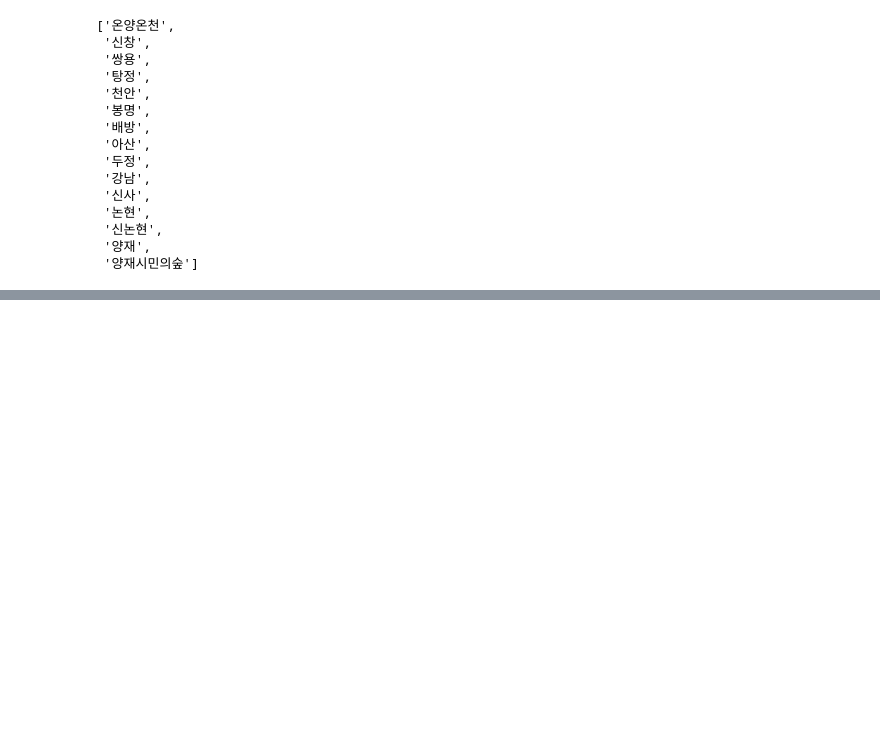
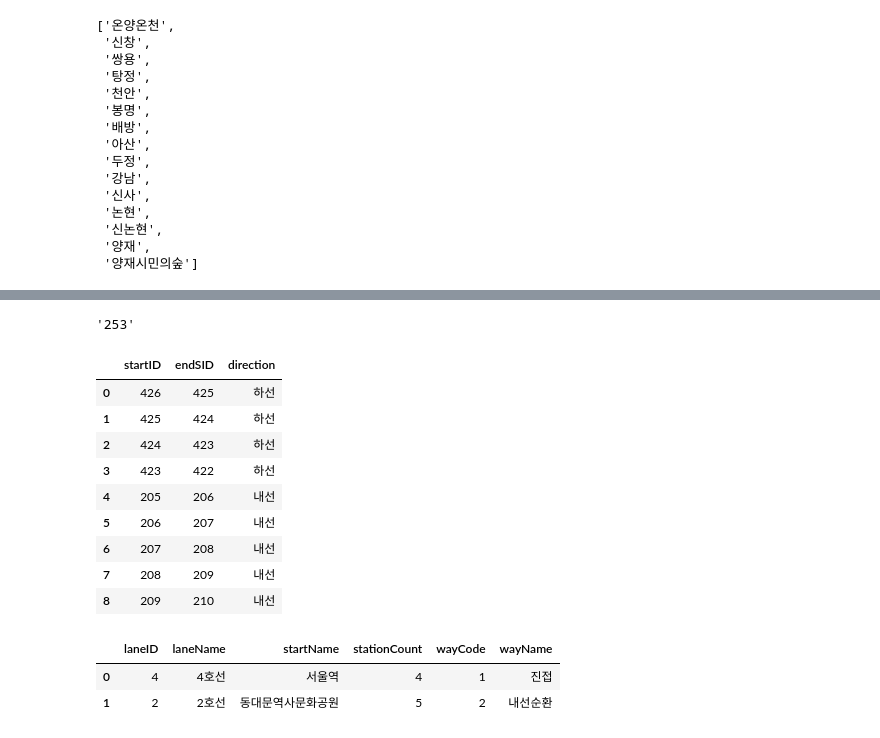
Before and after one commit to PARKYUNSU/Udemy-congestion, a Jupyter notebook: test.ipynb, the cells around one changed output, grey strips where cells are left out. Saved outputs shown, nothing was run; the diff lists cells and outputs as text; code cells hidden in the pictures; blank space fills up the shorter version.

```diff
--- a/test.ipynb
+++ b/test.ipynb
@@ -478,0 +543,6 @@ mapping
+# %%
+import pickle
+mapping_path = '/Users/yerin/AIB/udemy/preprocessing/mapping.pickle'
+
+with open(mapping_path, 'rb') as f:
+    mapping = pickle.load(f)
@@ -478,0 +571,6 @@ mapping
+# %%
+import pickle
+mapping_path = '/Users/yerin/AIB/udemy/preprocessing/mapping_final.pickle'
+
+with open(mapping_path, 'rb') as f:
+    mapping = pickle.load(f)
@@ -478,0 +651,4 @@ mapping
+# %%
+df[df['전철역명']=='신설동']['경로코드'].iloc[0]
+# %% [output]
+'253'
@@ -478,0 +709,24 @@ mapping
+# %%
+SID = df[df['전철역명']=="서울역"]['경로코드'].iloc[0]
+EID = df[df['전철역명']=="신설동"]['경로코드'].iloc[0]
+
+df_stations, drive_info_df  = metrojson('426', '210')
+# %%
+df_stations
+# %% [output]
+|  | startID | endSID | direction |
+| 0 | 426 | 425 | 하선 |
+| 1 | 425 | 424 | 하선 |
+| 2 | 424 | 423 | 하선 |
+| 3 | 423 | 422 | 하선 |
+| 4 | 205 | 206 | 내선 |
+| 5 | 206 | 207 | 내선 |
+| 6 | 207 | 208 | 내선 |
+| 7 | 208 | 209 | 내선 |
+| 8 | 209 | 210 | 내선 |
+# %%
+drive_info_df
+# %% [output]
+|  | laneID | laneName | startName | stationCount | wayCode | wayName |
+| 0 | 4 | 4호선 | 서울역 | 4 | 1 | 진접 |
+| 1 | 2 | 2호선 | 동대문역사문화공원 | 5 | 2 | 내선순환 |
```
Also changed, not shown: parts of 27 cells of this notebook, 27 other files.
